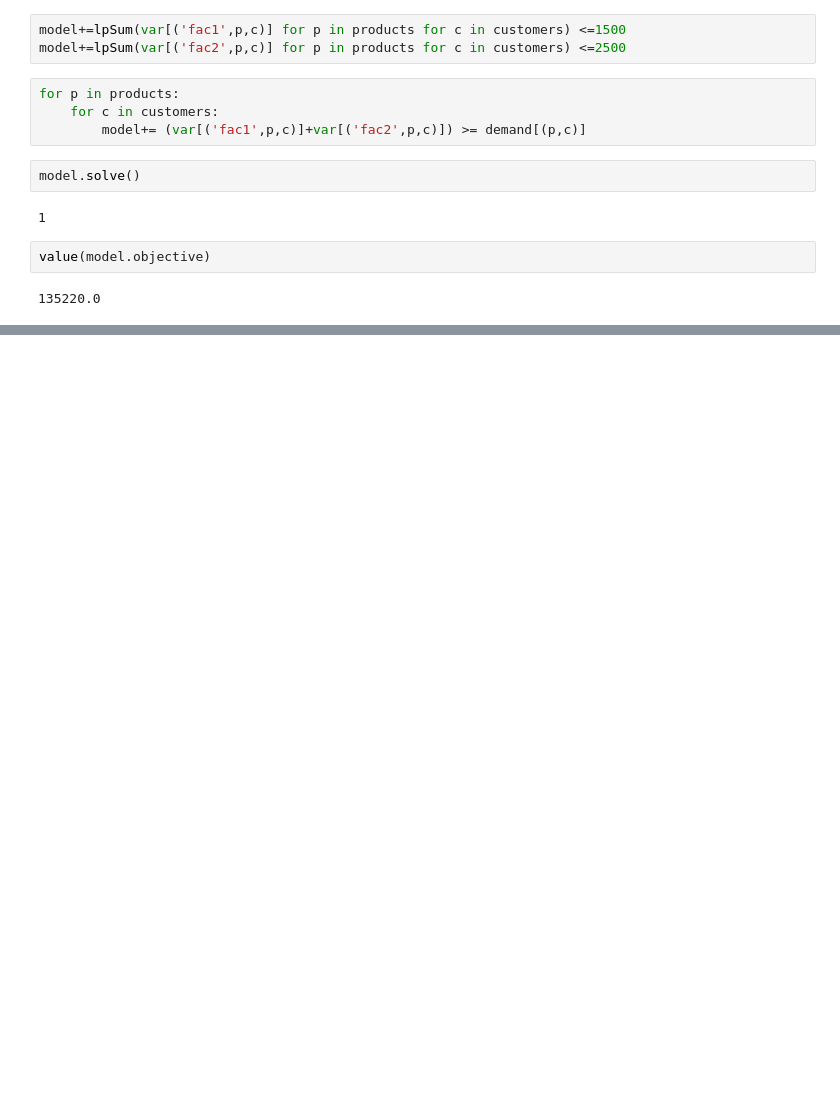
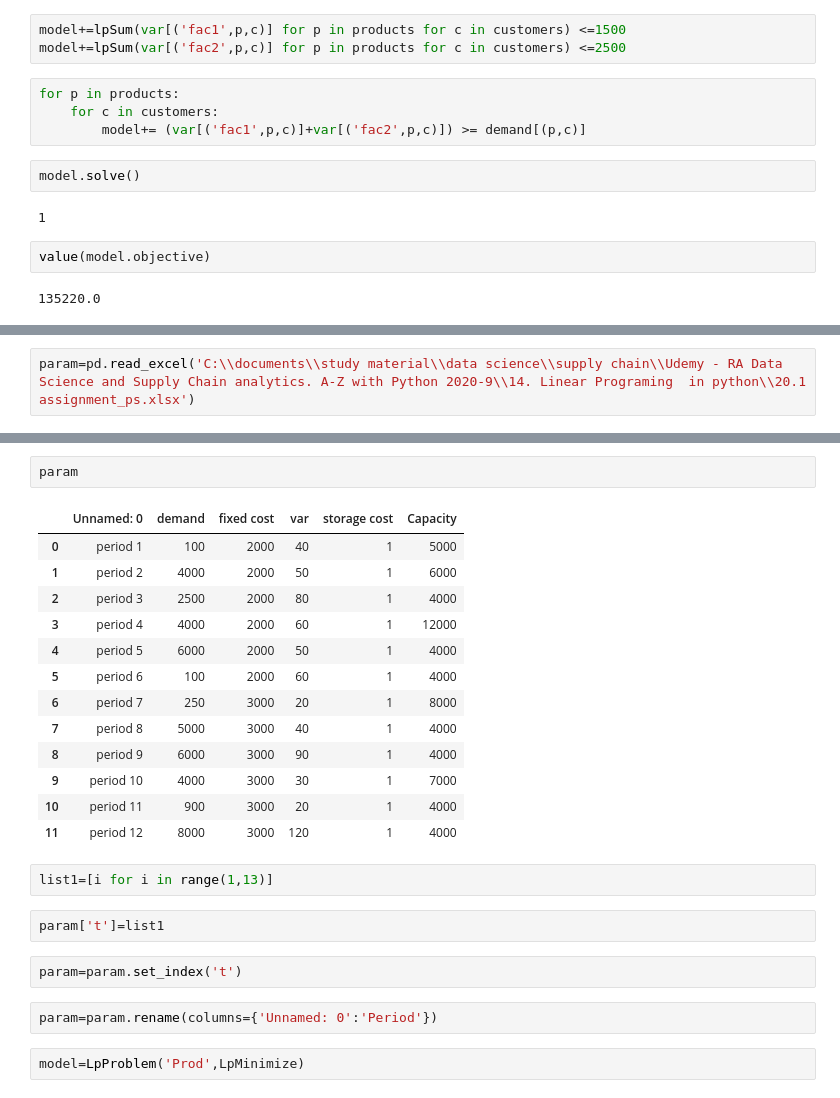
Before and after one commit to Naveen-janakiraman/Projects, a Jupyter notebook: Supply chain linear programing part2 - datascience .ipynb, the cells around one changed output, grey strips where cells are left out. Cells and saved outputs as stored; diff of their text form; blank space fills up the shorter version.

```diff
--- a/Supply chain linear programing part2 - datascience .ipynb
+++ b/Supply chain linear programing part2 - datascience .ipynb
@@ -79,0 +99,2 @@ SyntaxError: unexpected EOF while parsing (34873480.py, line 4)
+# %%
+param=pd.read_excel('C:\\documents\\study material\\data science\\supply chain\\Udemy - RA Data Science and Supply Chain analytics. A-Z with Python 2020-9\\14. Linear Programing  in python\\20.1 assignment_ps.xlsx')
@@ -79,0 +103,26 @@ SyntaxError: unexpected EOF while parsing (34873480.py, line 4)
+# %%
+param
+# %% [output]
+|  | Unnamed: 0 | demand | fixed cost | var | storage cost | Capacity |
+| 0 | period 1 | 100 | 2000 | 40 | 1 | 5000 |
+| 1 | period 2 | 4000 | 2000 | 50 | 1 | 6000 |
+| 2 | period 3 | 2500 | 2000 | 80 | 1 | 4000 |
+| 3 | period 4 | 4000 | 2000 | 60 | 1 | 12000 |
+| 4 | period 5 | 6000 | 2000 | 50 | 1 | 4000 |
+| 5 | period 6 | 100 | 2000 | 60 | 1 | 4000 |
+| 6 | period 7 | 250 | 3000 | 20 | 1 | 8000 |
+| 7 | period 8 | 5000 | 3000 | 40 | 1 | 4000 |
+| 8 | period 9 | 6000 | 3000 | 90 | 1 | 4000 |
+| 9 | period 10 | 4000 | 3000 | 30 | 1 | 7000 |
+| 10 | period 11 | 900 | 3000 | 20 | 1 | 4000 |
+| 11 | period 12 | 8000 | 3000 | 120 | 1 | 4000 |
+# %%
+list1=[i for i in range(1,13)]
+# %%
+param['t']=list1
+# %%
+param=param.set_index('t')
+# %%
+param=param.rename(columns={'Unnamed: 0':'Period'})
+# %%
+model=LpProblem('Prod',LpMinimize)
```
Also changed, not shown: parts of 18 cells of this notebook, 1 other file.
